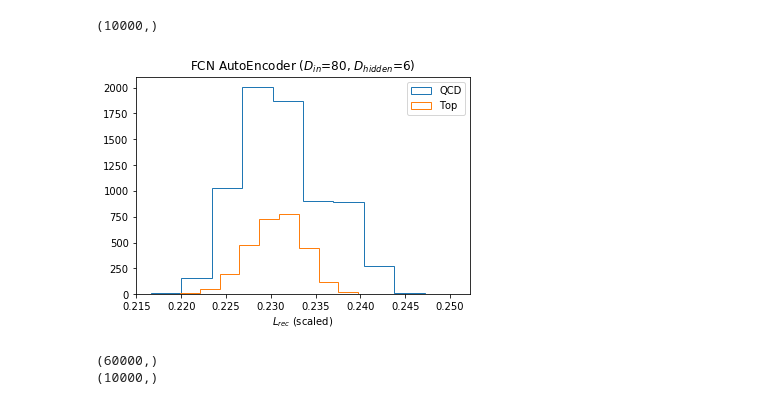
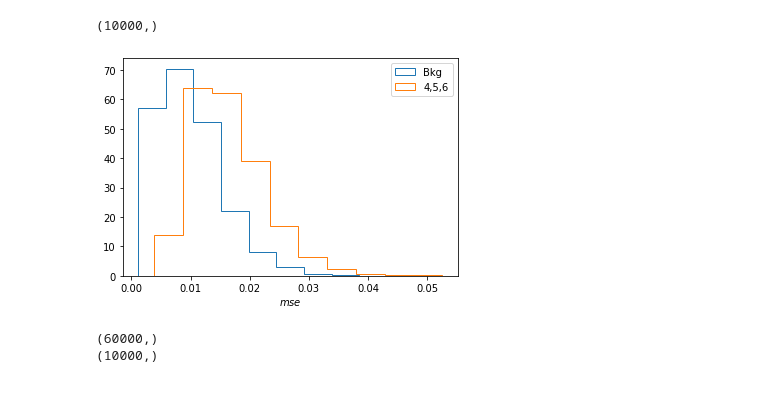
Before and after one commit to Debottam/MachinLearningEx, a Jupyter notebook: LSHashAnomaly.ipynb, the cells around one changed output. Saved outputs shown, nothing was run; the diff lists cells and outputs as text; code cells hidden in the pictures.

```diff
--- a/LSHashAnomaly.ipynb
+++ b/LSHashAnomaly.ipynb
@@ -142,24 +156,24 @@ predict_loss_mse.shape
 # %%
 
 l_rec_0=[]
 l_rec_1=[]
 
 for i in range(10000):
     if truth[i]==0:
         l_rec_0.append(predict_loss_mse[i])
     else:
         l_rec_1.append(predict_loss_mse[i])
 
 l_rec_0=np.array(l_rec_0)
 l_rec_1=np.array(l_rec_1)
-plt.hist(l_rec_0, histtype="step", label='QCD')
-plt.hist(l_rec_1, histtype='step', label='Top')
+plt.hist(l_rec_0, histtype="step", label='Bkg', density=True)
+plt.hist(l_rec_1, histtype='step', label='4,5,6', density=True)
 plt.legend(loc='best')
-plt.title('FCN AutoEncoder ($D_{in}$=80, $D_{hidden}$=6)')
-plt.xlabel('$L_{rec}$ (scaled)')
+#plt.title('FCN AutoEncoder ($D_{in}$=80, $D_{hidden}$=6)')
+plt.xlabel('$mse$')
 plt.show()
 # %% [output]
-[figure, old version]
+[figure, new version]
 # %%
 print(y_train.shape)
 print(y_test.shape)
```
Also changed, not shown: parts of 7 cells of this notebook.
